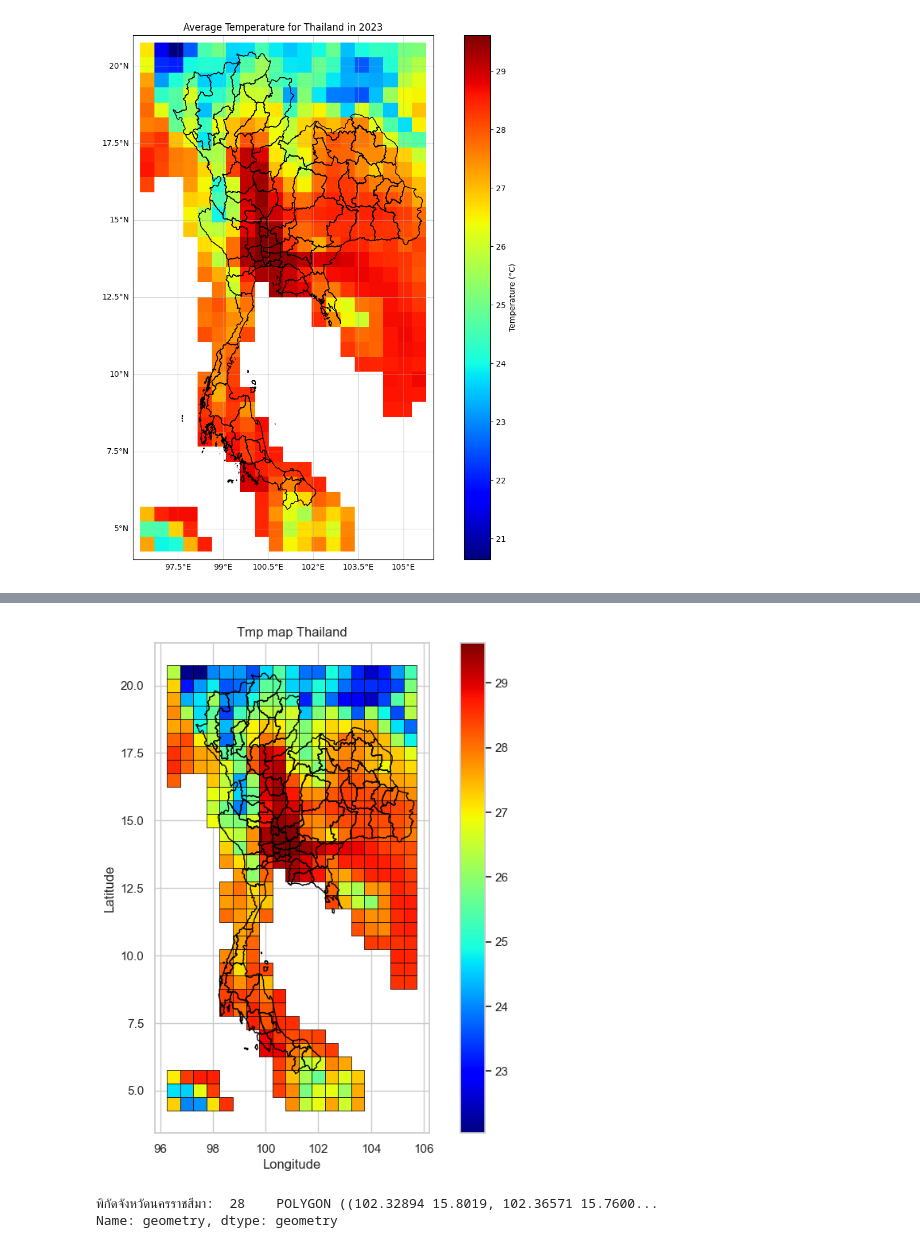
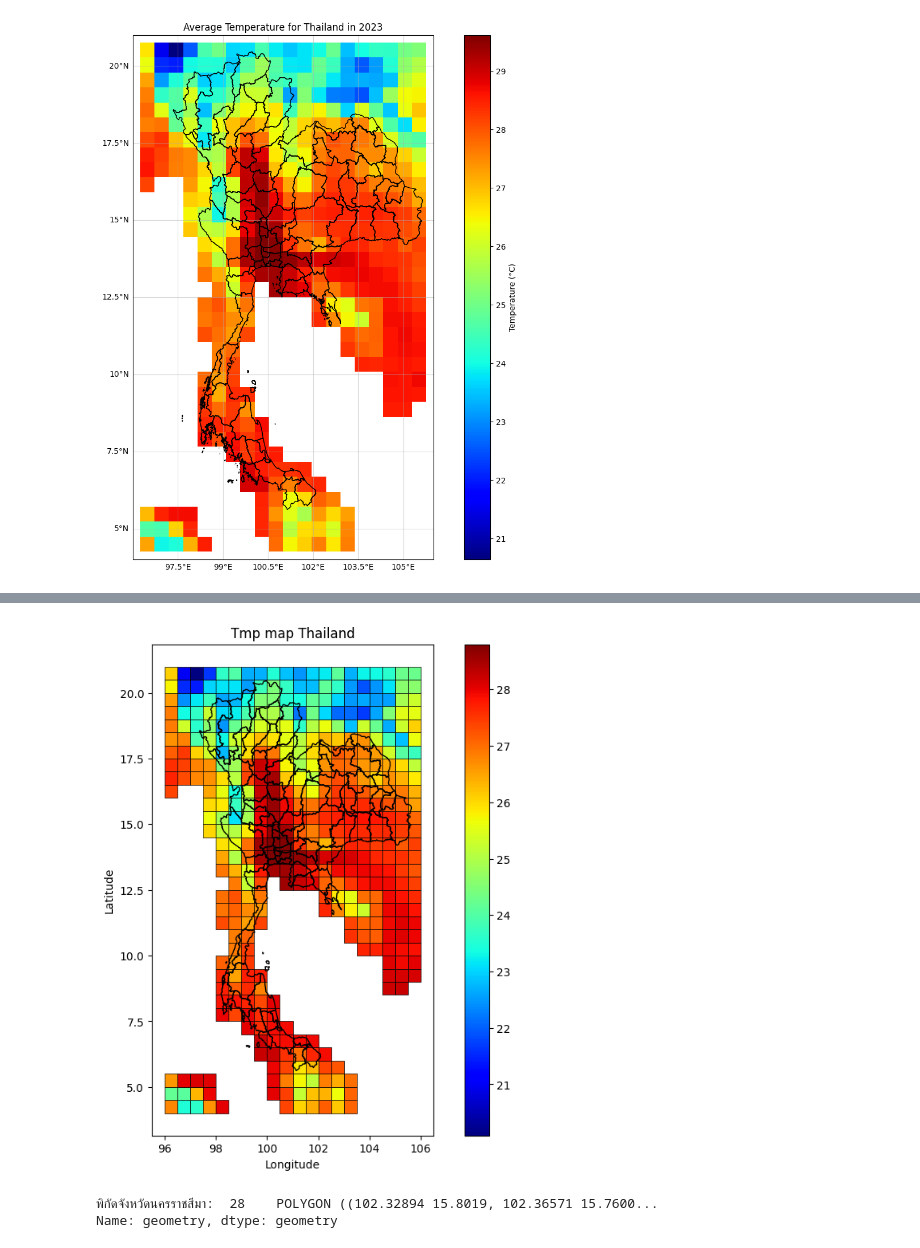
Before and after one commit to supakron-suk/climate-project-app, a Jupyter notebook: src/Python/candex-test1.ipynb, the cells around one changed output, grey strips where cells are left out. Saved outputs shown, nothing was run; the diff lists cells and outputs as text; code cells hidden in the pictures.

```diff
--- a/src/Python/candex-test1.ipynb
+++ b/src/Python/candex-test1.ipynb
@@ -264,28 +300,28 @@ print(f"ข้อมูลถูกบันทึกในรูปแบบ Ge
 # %%
 import geopandas as gpd
 import matplotlib.pyplot as plt
 import seaborn as sns
 
 # โหลดข้อมูล GeoJSON
-data = gpd.read_file('../Geo-data/nc_to_json_2000_1.json')
+data = gpd.read_file('../Geo-data/nc_to_json_2001.json')
 shapefile = gpd.read_file('../Geo-data/thailand-Geo.json')
 
 # สร้าง plot
 fig, ax = plt.subplots(figsize=(10, 8))
 
 # แสดงผลข้อมูลพื้นที่ด้วย GeoPandas
 data.plot(column='temperature', cmap='jet', linewidth=0.5, ax=ax, edgecolor='black', legend=True)
 
 shapefile.geometry.boundary.plot(ax=ax, color='black', linewidth=1)
 
 # ปรับแต่งการแสดงผลเพิ่มเติม
 plt.title('Tmp map Thailand')
 plt.xlabel('Longitude')
 plt.ylabel('Latitude')
 
 plt.show()
 # %% [output]
-[figure, old version]
+[figure, new version]
 # %%
 import geopandas as gpd
 import matplotlib.pyplot as plt
```
Also changed, not shown: parts of 6 cells of this notebook, 22 other files.
